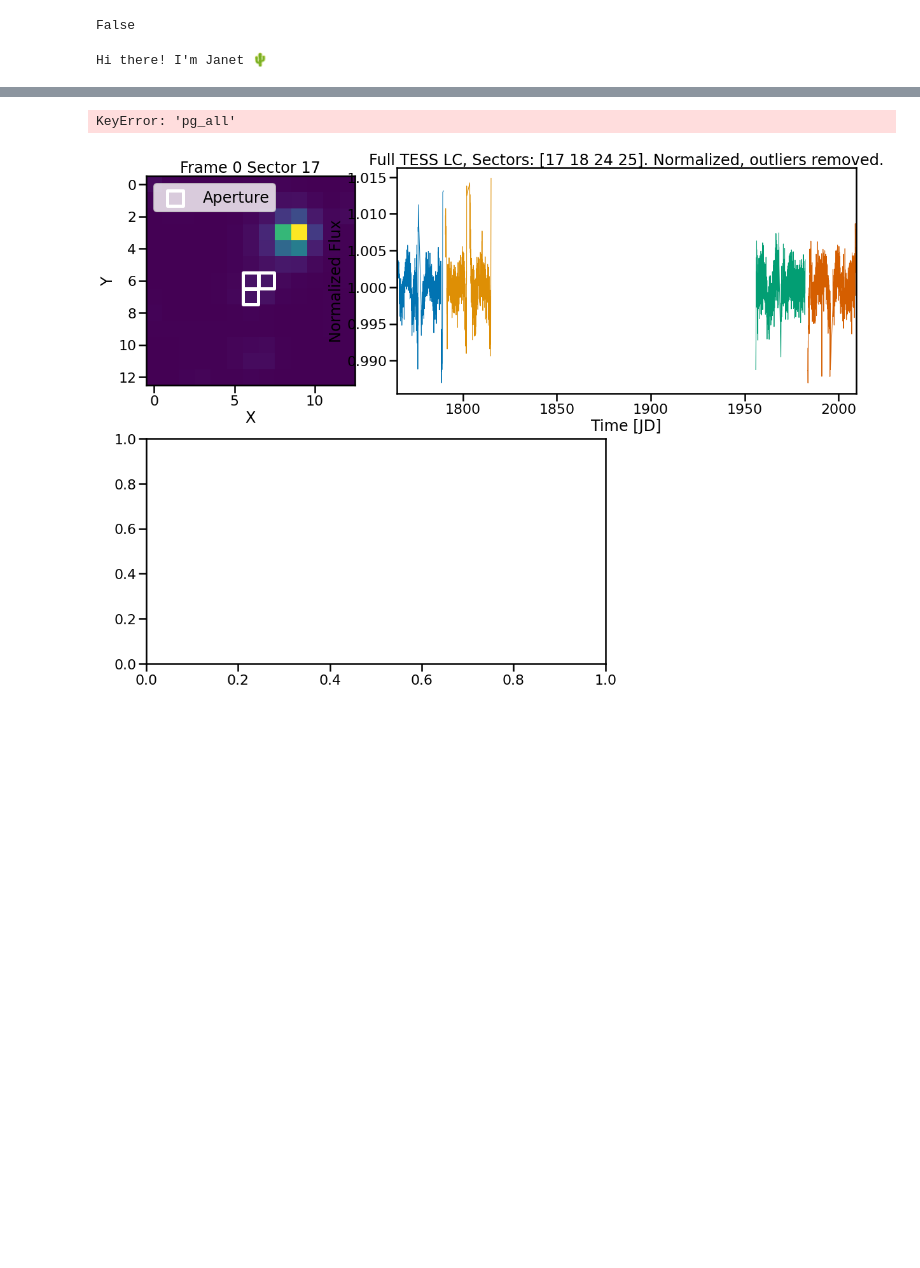
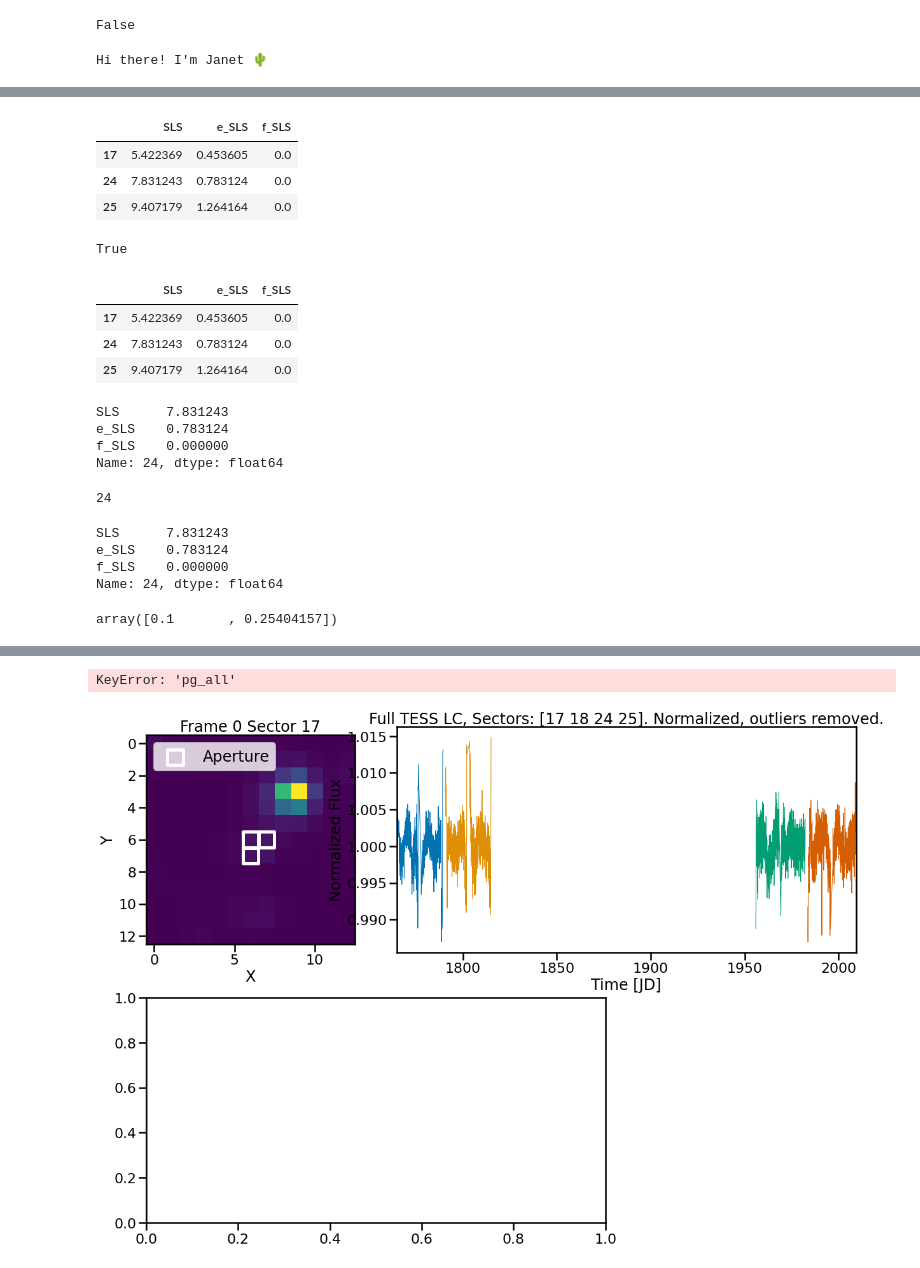
Before and after one commit to ojhall94/michael, a Jupyter notebook: Examples/Example.ipynb, the cells around one changed output, grey strips where cells are left out. Saved outputs shown, nothing was run; the diff lists cells and outputs as text; code cells hidden in the pictures; blank space fills up the shorter version.

```diff
--- a/Examples/Example.ipynb
+++ b/Examples/Example.ipynb
@@ -81,0 +113,46 @@ Hi there! I'm Janet 🌵
+# %%
+sls = j.results.loc[j.sectors,['SLS', 'e_SLS', 'f_SLS']]
+sls = sls[sls.f_SLS == 0]
+sls
+# %% [output]
+|  | SLS | e_SLS | f_SLS |
+| 17 | 5.422369 | 0.453605 | 0.0 |
+| 24 | 7.831243 | 0.783124 | 0.0 |
+| 25 | 9.407179 | 1.264164 | 0.0 |
+# %%
+any(np.abs(sls.SLS.values - wb) - (ewb + sls.e_SLS) < 0)
+# %% [output]
+True
+# %%
+sls
+# %% [output]
+|  | SLS | e_SLS | f_SLS |
+| 17 | 5.422369 | 0.453605 | 0.0 |
+| 24 | 7.831243 | 0.783124 | 0.0 |
+| 25 | 9.407179 | 1.264164 | 0.0 |
+# %%
+wb = 8.66
+ewb = 2.2
+
+sls = j.results.loc[j.sectors,['SLS', 'e_SLS', 'f_SLS']]
+sls = sls[sls.f_SLS == 0]
+match = sls[np.abs(sls.SLS.values - wb) - (ewb + sls.e_SLS) < 0]
+frac = match.e_SLS / match.SLS
+bestmatch = sls.loc[frac.idxmin()]
+bestmatch
+# %% [output]
+SLS      7.831243
+e_SLS    0.783124
+f_SLS    0.000000
+Name: 24, dtype: float64
+# %%
+frac.idxmin()
+# %% [output]
+24
+# %%
+sls.loc[frac.idxmin()].append(sls.loc['best'])
+# %% [output]
+SLS      7.831243
+e_SLS    0.783124
+f_SLS    0.000000
+Name: 24, dtype: float64
@@ -81,0 +161,4 @@ Hi there! I'm Janet 🌵
+# %%
+e_vals/vals
+# %% [output]
+array([0.1       , 0.25404157])
```
Also changed, not shown: parts of 6 cells of this notebook, 1 other file.
